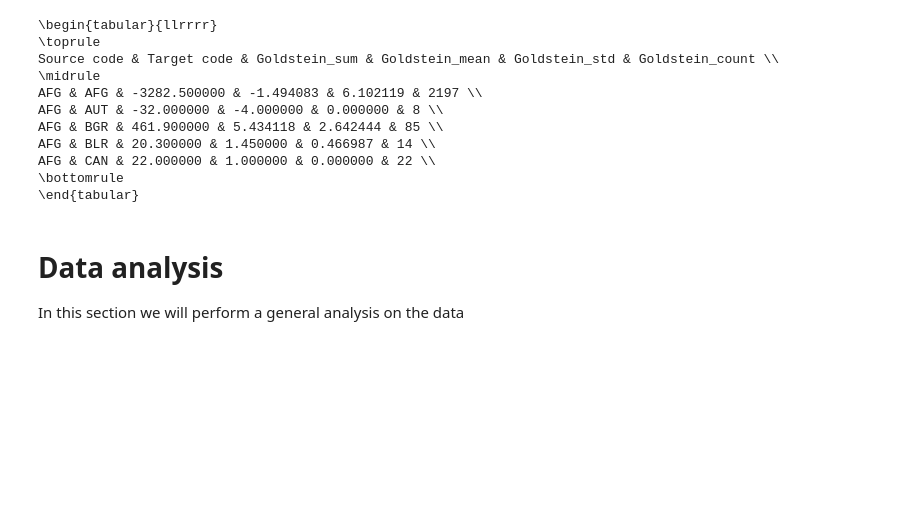
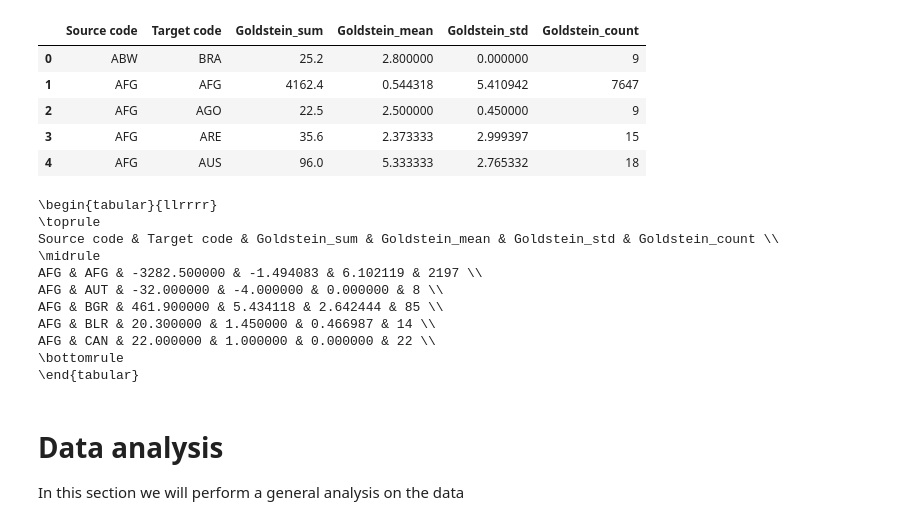
Before and after one commit to MatteoVannucchi0/Social-network-analysis-Project, a Jupyter notebook: preprocess_data.ipynb, the cells around one changed output. Cells and saved outputs as stored; diff of their text form; code cells hidden in the pictures; blank space fills up the shorter version.

```diff
--- a/preprocess_data.ipynb
+++ b/preprocess_data.ipynb
@@ -26,7 +26,14 @@ raw_data.head()
 # %%
 # Read aggregated data
 aggregated_data = pd.read_csv(aggregated_data_path / f'aggregated_all_{year}.csv')
-table = aggregated_data.head(5).to_latex(index=False)
+aggregated_data.head()
+# %% [output]
+|  | Source code | Target code | Goldstein_sum | Goldstein_mean | Goldstein_std | Goldstein_count |
+| 0 | ABW | BRA | 25.2 | 2.800000 | 0.000000 | 9 |
+| 1 | AFG | AFG | 4162.4 | 0.544318 | 5.410942 | 7647 |
+| 2 | AFG | AGO | 22.5 | 2.500000 | 0.450000 | 9 |
+| 3 | AFG | ARE | 35.6 | 2.373333 | 2.999397 | 15 |
+| 4 | AFG | AUS | 96.0 | 5.333333 | 2.765332 | 18 |
 # %%
 print(table)
 # %% [output]
```
Also changed, not shown: parts of 1 cell of this notebook, 2 other files.
